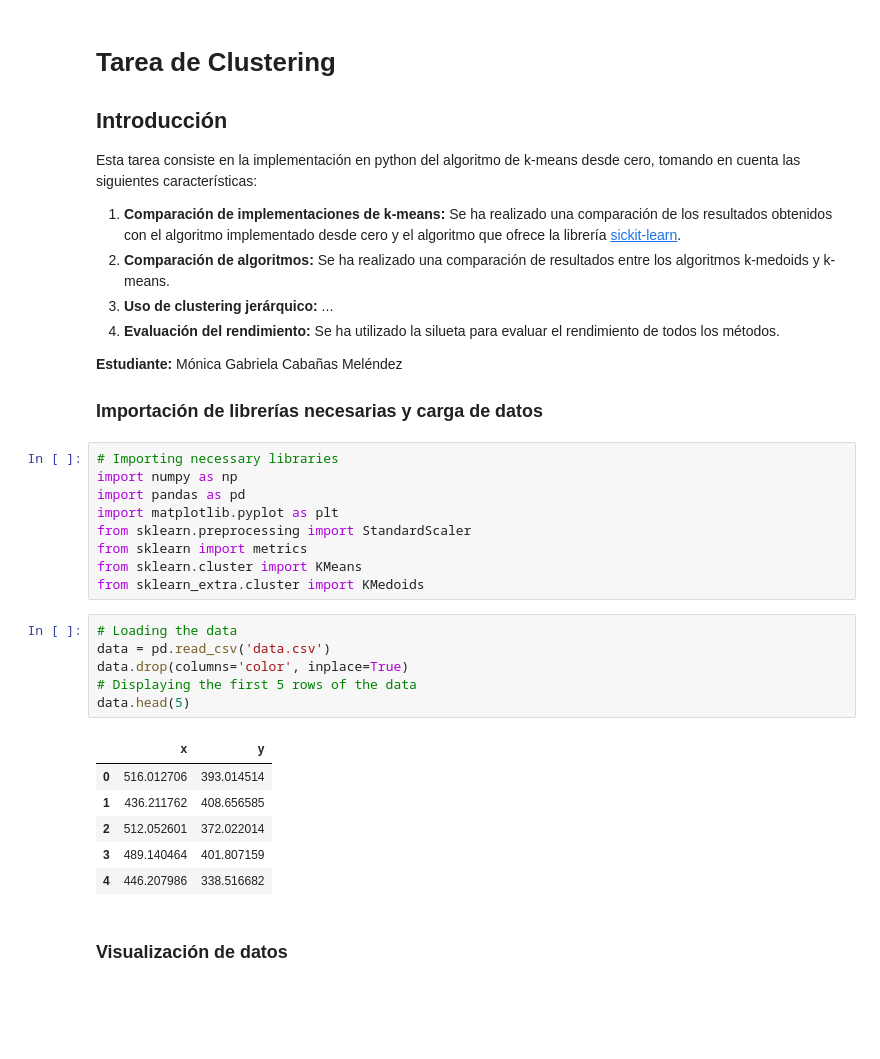
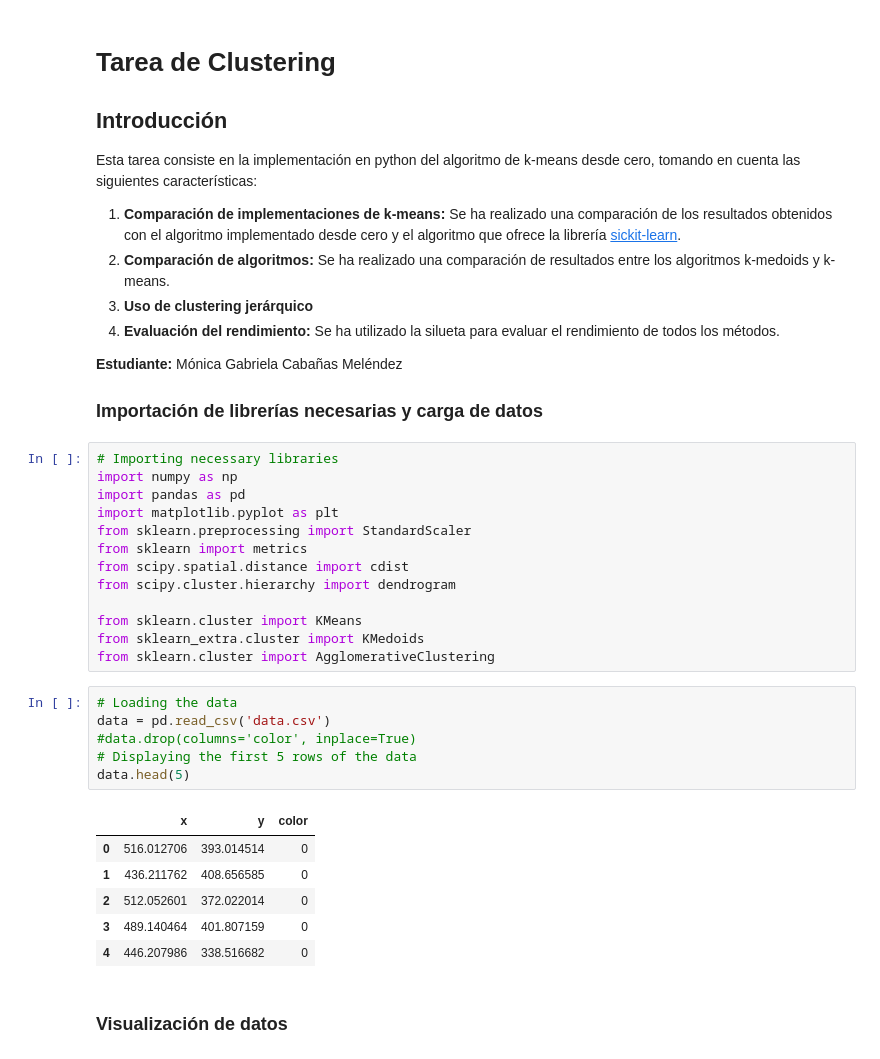
Before and after one commit to MonicaCabanas23/artificial-intelligence-course, a Jupyter notebook: Tareas/k-means-homework/Clustering_Homework.ipynb, the cells around one changed output. Drawn from its saved outputs; the diff is of its cells as text; blank space fills up the shorter version.

Commit message:
:sparkles: Adding hierarchical clustering and elbow method

```diff
--- a/Tareas/k-means-homework/Clustering_Homework.ipynb
+++ b/Tareas/k-means-homework/Clustering_Homework.ipynb
@@ -11,7 +11,7 @@ Esta tarea consiste en la implementación en python del algoritmo de k-means des
         <strong>Comparación de algoritmos:</strong> Se ha realizado una comparación de resultados entre los algoritmos k-medoids y k-means.
     </li>
     <li>
-        <strong>Uso de clustering jerárquico:</strong> ...
+        <strong>Uso de clustering jerárquico</strong>
     </li>
     <li>
         <strong>Evaluación del rendimiento:</strong> Se ha utilizado la silueta para evaluar el rendimiento de todos los métodos.
@@ -28,21 +28,25 @@ import pandas as pd
 import matplotlib.pyplot as plt
 from sklearn.preprocessing import StandardScaler
 from sklearn import metrics
+from scipy.spatial.distance import cdist
+from scipy.cluster.hierarchy import dendrogram
+
 from sklearn.cluster import KMeans
 from sklearn_extra.cluster import KMedoids
+from sklearn.cluster import AgglomerativeClustering
 # %%
 # Loading the data
 data = pd.read_csv('data.csv')
-data.drop(columns='color', inplace=True)
+#data.drop(columns='color', inplace=True)
 # Displaying the first 5 rows of the data
 data.head(5)
 # %% [output]
-|  | x | y |
-| 0 | 516.012706 | 393.014514 |
-| 1 | 436.211762 | 408.656585 |
-| 2 | 512.052601 | 372.022014 |
-| 3 | 489.140464 | 401.807159 |
-| 4 | 446.207986 | 338.516682 |
+|  | x | y | color |
+| 0 | 516.012706 | 393.014514 | 0 |
+| 1 | 436.211762 | 408.656585 | 0 |
+| 2 | 512.052601 | 372.022014 | 0 |
+| 3 | 489.140464 | 401.807159 | 0 |
+| 4 | 446.207986 | 338.516682 | 0 |
 # %% [markdown]
 ### Visualización de datos
 # %%
```
Also changed, not shown: parts of 18 cells of this notebook.
